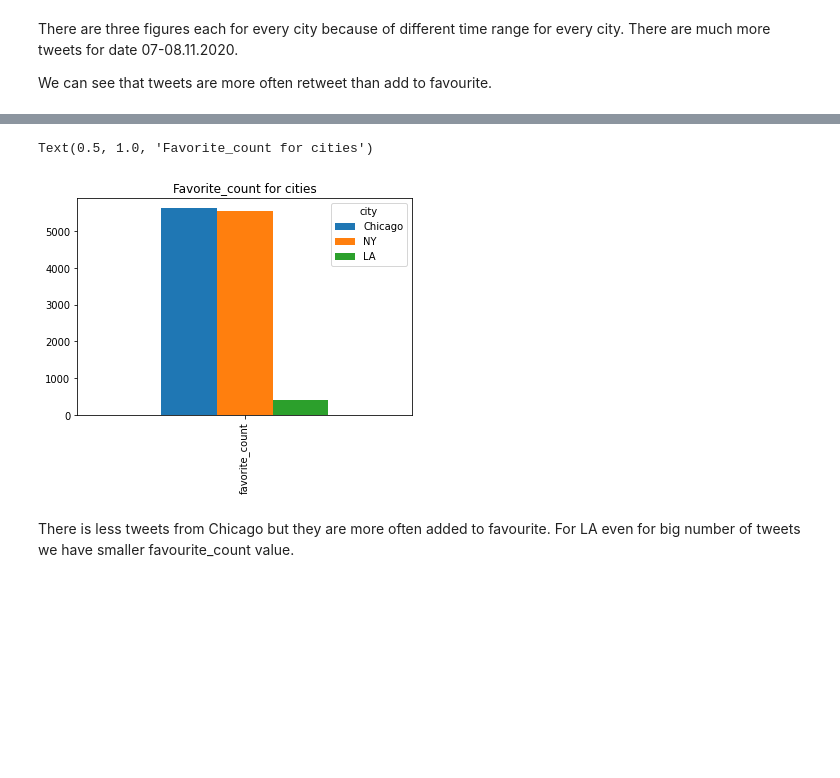
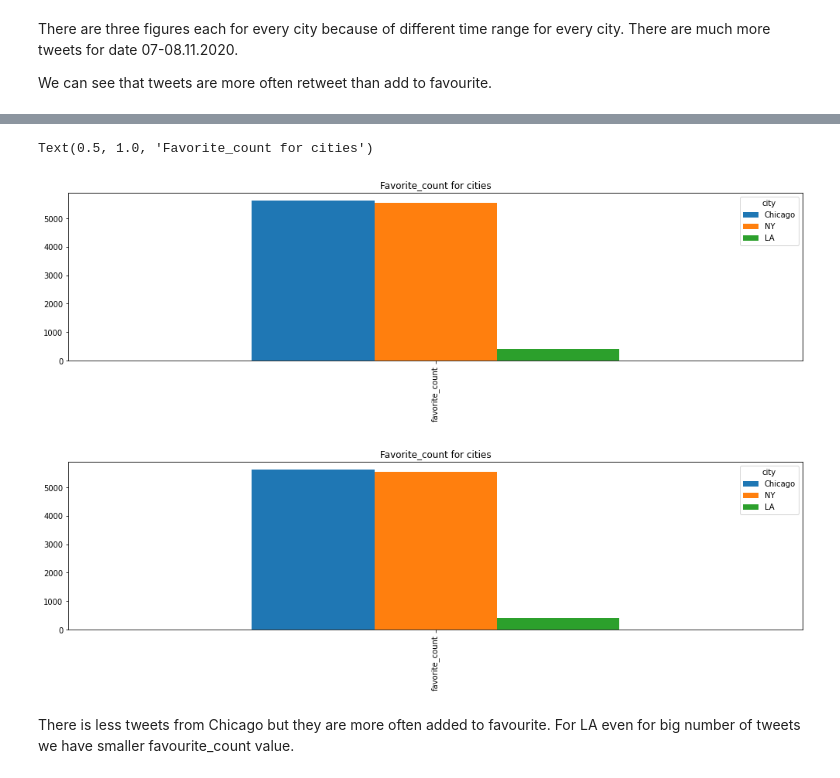
Before and after one commit to PatrycjaStu/AoUD, a Jupyter notebook: AoUD3.ipynb, the cells around one changed output, grey strips where cells are left out. Saved outputs shown, nothing was run; the diff lists cells and outputs as text; code cells hidden in the pictures; blank space fills up the shorter version.

```diff
--- a/AoUD3.ipynb
+++ b/AoUD3.ipynb
@@ -208,10 +212,17 @@ x
 | 2 | LA | 413 |
 # %%
-x.set_index('city').T.plot(kind='bar')
+x.set_index('city').T.plot(kind='bar', figsize=(17,4))
 plt.title('Favorite_count for cities')
 # %% [output]
 Text(0.5, 1.0, 'Favorite_count for cities')
-[figure, old version]
+[figure, new version]
+# %%
+x.set_index('city').T.plot(kind='bar', figsize=(17,4))
+plt.title('Favorite_count for cities')
+
+plt.show()
+# %% [output]
+[figure, added]
 # %% [markdown]
 There is less tweets from Chicago but they are more often added to favourite. For LA even for big number of tweets we have smaller favourite_count value.
 # %%
```
Also changed, not shown: parts of 25 cells of this notebook.
